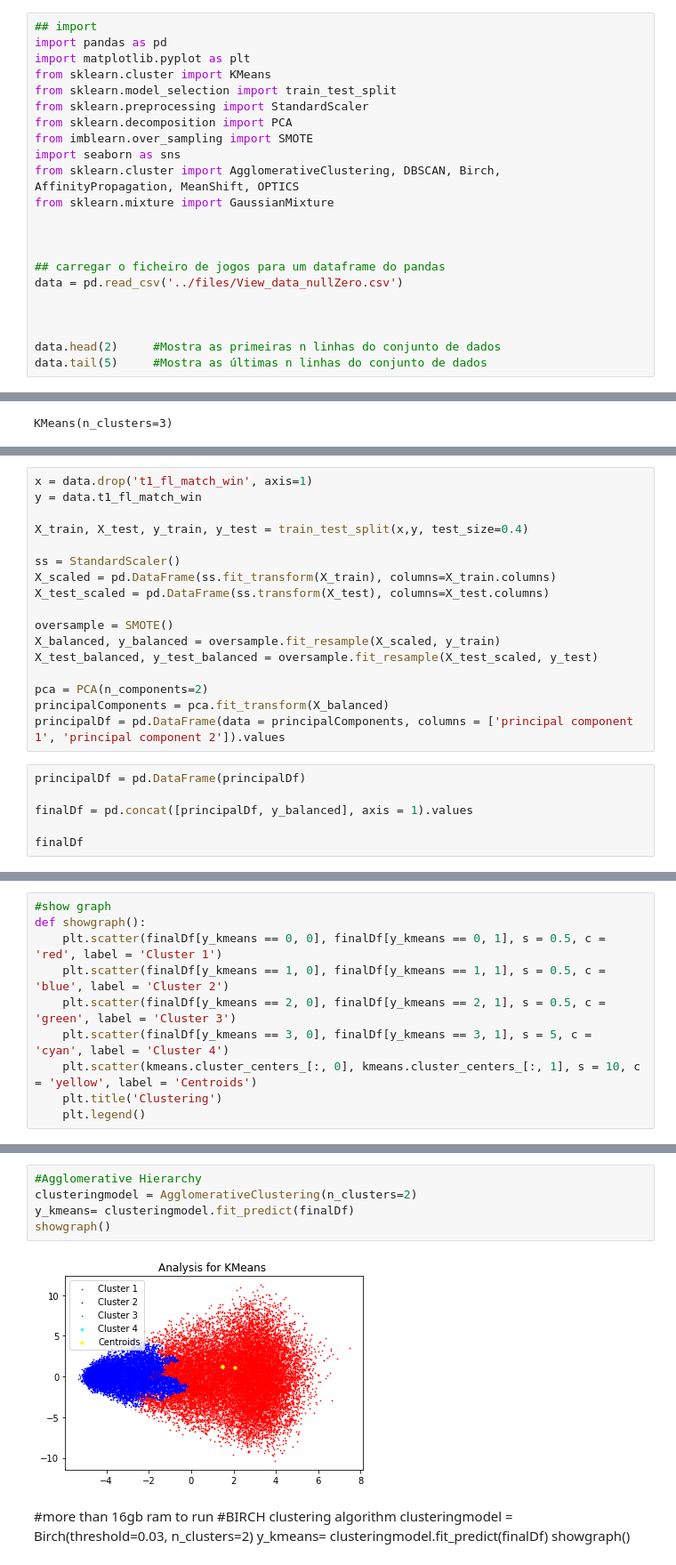
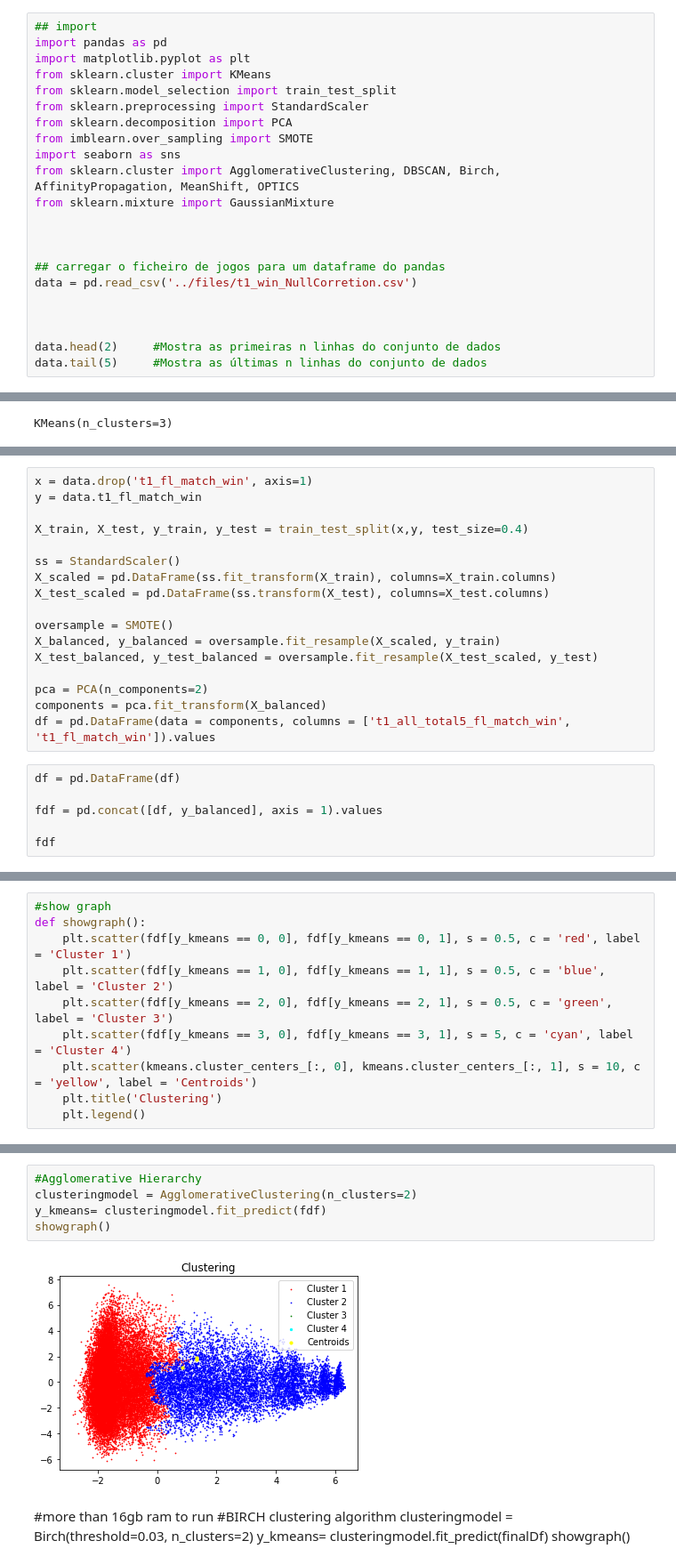
Before and after one commit to henriquesilva30/AO_tp2, a Jupyter notebook: clustering/matchwin_clustering.ipynb, the cells around one changed output, grey strips where cells are left out. Shown: that part at 89% size. Cells and saved outputs as stored; diff of their text form.

```diff
--- a/clustering/matchwin_clustering.ipynb
+++ b/clustering/matchwin_clustering.ipynb
@@ -14,7 +14,7 @@ from sklearn.mixture import GaussianMixture
 
 
 ## carregar o ficheiro de jogos para um dataframe do pandas
-data = pd.read_csv('../files/View_data_nullZero.csv')
+data = pd.read_csv('../files/t1_win_NullCorretion.csv')
 
 
 
@@ -109,12 +112,12 @@ X_balanced, y_balanced = oversample.fit_resample(X_scaled, y_train)
 X_test_balanced, y_test_balanced = oversample.fit_resample(X_test_scaled, y_test)
 
 pca = PCA(n_components=2)
-principalComponents = pca.fit_transform(X_balanced)
-principalDf = pd.DataFrame(data = principalComponents, columns = ['principal component 1', 'principal component 2']).values
+components = pca.fit_transform(X_balanced)
+df = pd.DataFrame(data = components, columns = ['t1_all_total5_fl_match_win', 't1_fl_match_win']).values
 # %%
-principalDf = pd.DataFrame(principalDf)
+df = pd.DataFrame(df)
 
-finalDf = pd.concat([principalDf, y_balanced], axis = 1).values
+fdf = pd.concat([df, y_balanced], axis = 1).values
 
-finalDf
+fdf
 # %% [output]
@@ -128,10 +131,10 @@ array([[-3.34918335,  1.26916628,  1.        ],
 # %%
 #show graph
 def showgraph():
-    plt.scatter(finalDf[y_kmeans == 0, 0], finalDf[y_kmeans == 0, 1], s = 0.5, c = 'red', label = 'Cluster 1')
-    plt.scatter(finalDf[y_kmeans == 1, 0], finalDf[y_kmeans == 1, 1], s = 0.5, c = 'blue', label = 'Cluster 2')
-    plt.scatter(finalDf[y_kmeans == 2, 0], finalDf[y_kmeans == 2, 1], s = 0.5, c = 'green', label = 'Cluster 3')
-    plt.scatter(finalDf[y_kmeans == 3, 0], finalDf[y_kmeans == 3, 1], s = 5, c = 'cyan', label = 'Cluster 4')
+    plt.scatter(fdf[y_kmeans == 0, 0], fdf[y_kmeans == 0, 1], s = 0.5, c = 'red', label = 'Cluster 1')
+    plt.scatter(fdf[y_kmeans == 1, 0], fdf[y_kmeans == 1, 1], s = 0.5, c = 'blue', label = 'Cluster 2')
+    plt.scatter(fdf[y_kmeans == 2, 0], fdf[y_kmeans == 2, 1], s = 0.5, c = 'green', label = 'Cluster 3')
+    plt.scatter(fdf[y_kmeans == 3, 0], fdf[y_kmeans == 3, 1], s = 5, c = 'cyan', label = 'Cluster 4')
     plt.scatter(kmeans.cluster_centers_[:, 0], kmeans.cluster_centers_[:, 1], s = 10, c = 'yellow', label = 'Centroids')
     plt.title('Clustering')
     plt.legend()
@@ -173,10 +176,10 @@ showgraph()
 # %%
 #Agglomerative Hierarchy
 clusteringmodel = AgglomerativeClustering(n_clusters=2)
-y_kmeans= clusteringmodel.fit_predict(finalDf)
+y_kmeans= clusteringmodel.fit_predict(fdf)
 showgraph()
 # %% [output]
-[figure, old version]
+[figure, new version]
 # %% [markdown]
 #more than 16gb ram to run
 #BIRCH clustering algorithm
```
Also changed, not shown: parts of 13 cells of this notebook.
